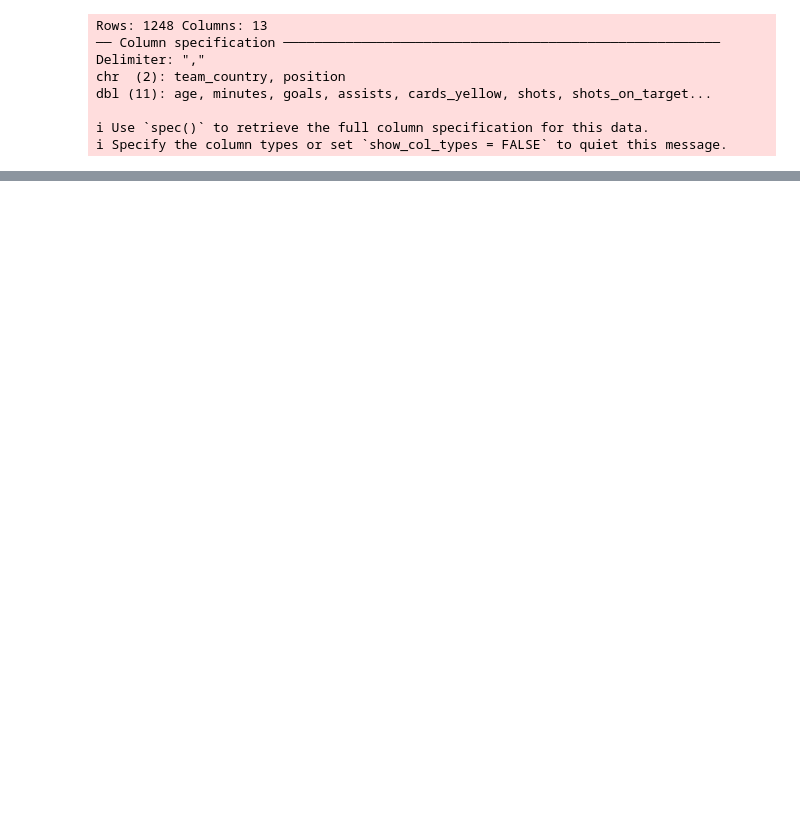
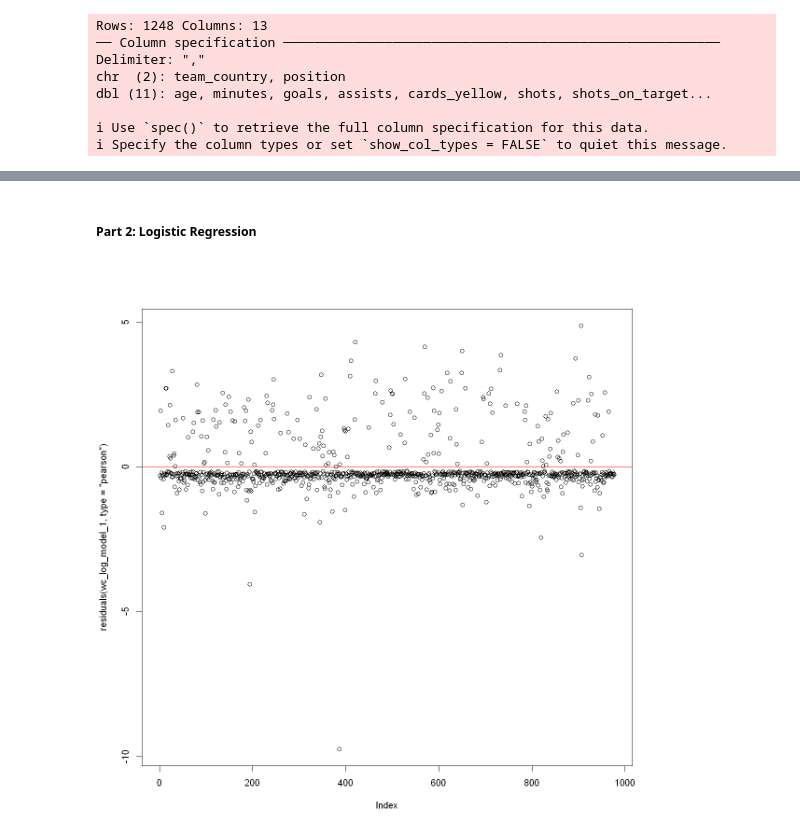
Before and after one commit to romansinkus/stat-301-project, a Jupyter notebook: Norman/Model.ipynb, the cells around one changed output, grey strips where cells are left out. Cells and saved outputs as stored; diff of their text form; code cells hidden in the pictures; blank space fills up the shorter version.

```diff
--- a/Norman/Model.ipynb
+++ b/Norman/Model.ipynb
@@ -86,0 +166,10 @@ A tibble: 16 × 5
+# %% [markdown]
+##### Part 2: Logistic Regression
+# %%
+## Binomial family log model
+
+# Residuals
+plot(residuals(wc_log_model_1, type = "pearson"))
+abline(h = 0, col = "red")
+# %% [output]
+[figure, added]
```
Also changed, not shown: parts of 15 cells of this notebook.
